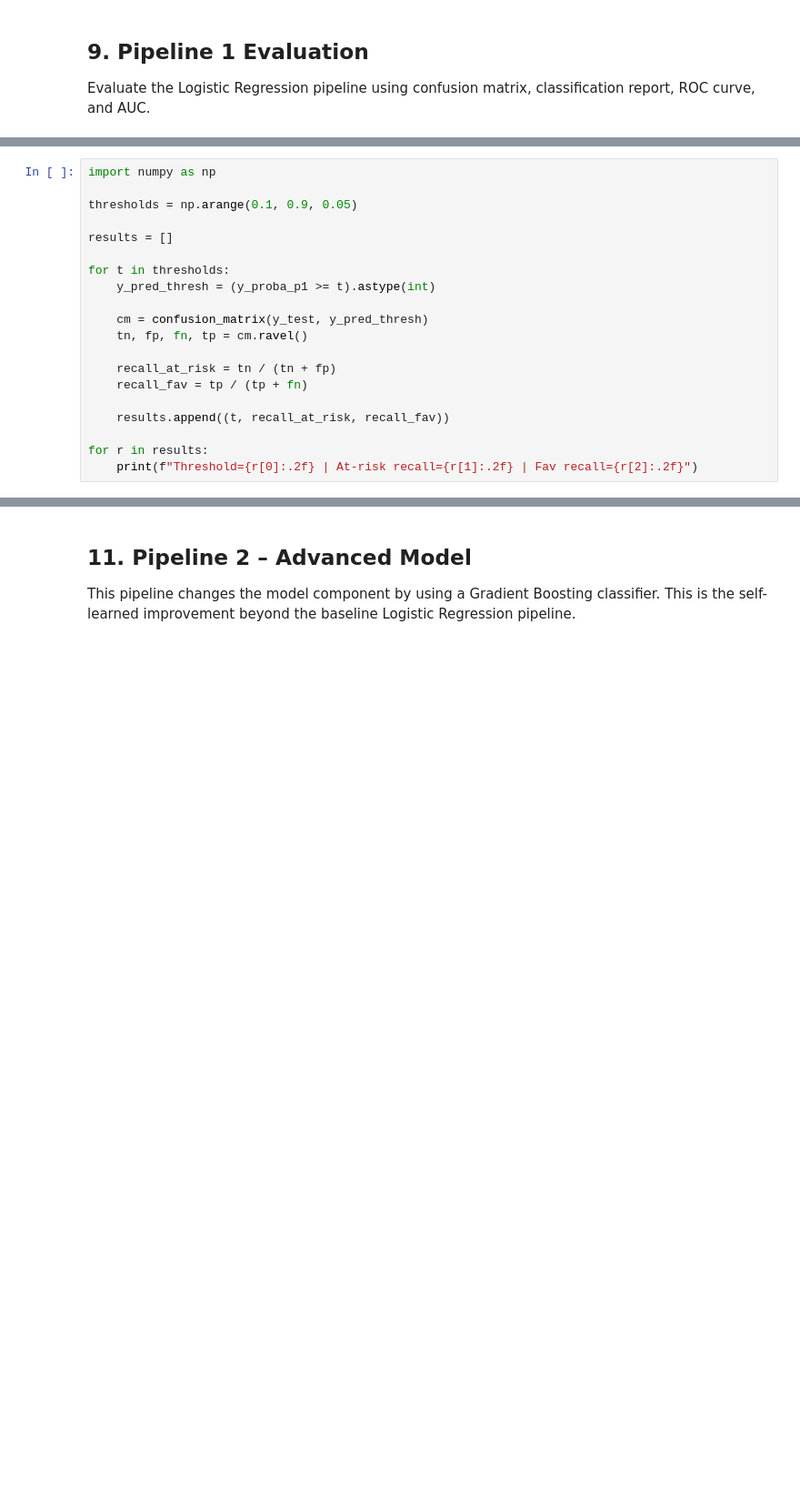
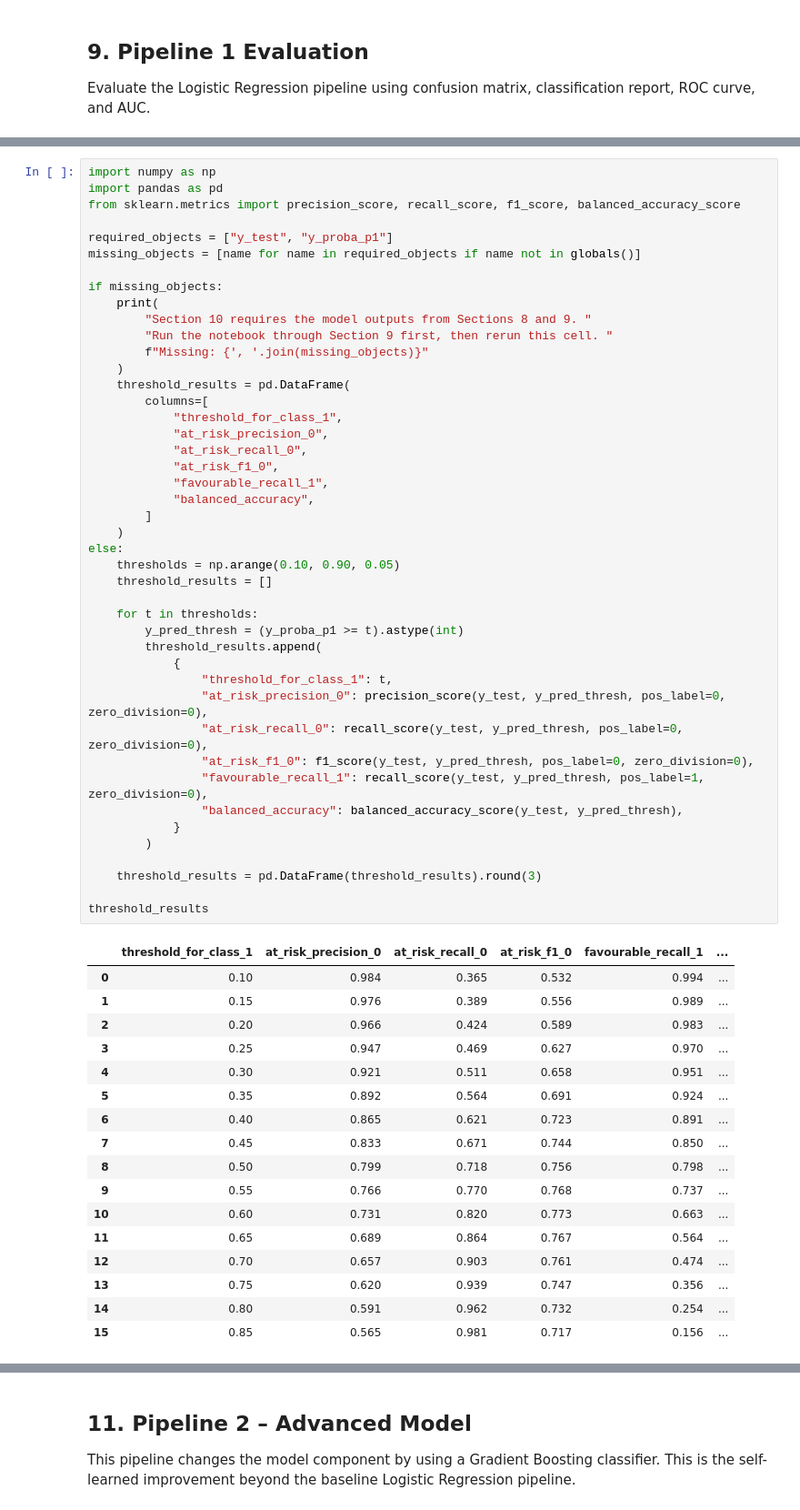
Before and after one commit to KhozaVu/Machine-Learning-Notebook, a Jupyter notebook: OULAD_Project.ipynb, the cells around one changed output, grey strips where cells are left out. Shown at 91% size. Saved outputs shown, nothing was run; the diff lists cells and outputs as text; blank space fills up the shorter version.

```diff
--- a/OULAD_Project.ipynb
+++ b/OULAD_Project.ipynb
@@ -471,20 +486,0 @@ Adjust the decision threshold to improve detection of at-risk students.
-# %%
-import numpy as np
-
-thresholds = np.arange(0.1, 0.9, 0.05)
-
-results = []
-
-for t in thresholds:
-    y_pred_thresh = (y_proba_p1 >= t).astype(int)
-
-    cm = confusion_matrix(y_test, y_pred_thresh)
-    tn, fp, fn, tp = cm.ravel()
-
-    recall_at_risk = tn / (tn + fp)
-    recall_fav = tp / (tp + fn)
-
-    results.append((t, recall_at_risk, recall_fav))
-
-for r in results:
-    print(f"Threshold={r[0]:.2f} | At-risk recall={r[1]:.2f} | Fav recall={r[2]:.2f}")
@@ -533,0 +497,62 @@ Confusion matrix:
+# %%
+import numpy as np
+import pandas as pd
+from sklearn.metrics import precision_score, recall_score, f1_score, balanced_accuracy_score
+
+required_objects = ["y_test", "y_proba_p1"]
+missing_objects = [name for name in required_objects if name not in globals()]
+
+if missing_objects:
+    print(
+        "Section 10 requires the model outputs from Sections 8 and 9. "
+        "Run the notebook through Section 9 first, then rerun this cell. "
+        f"Missing: {', '.join(missing_objects)}"
+    )
+    threshold_results = pd.DataFrame(
+        columns=[
+            "threshold_for_class_1",
+            "at_risk_precision_0",
+            "at_risk_recall_0",
+            "at_risk_f1_0",
+            "favourable_recall_1",
+            "balanced_accuracy",
+        ]
+    )
+else:
+    thresholds = np.arange(0.10, 0.90, 0.05)
+    threshold_results = []
+
+    for t in thresholds:
+        y_pred_thresh = (y_proba_p1 >= t).astype(int)
+        threshold_results.append(
+            {
+                "threshold_for_class_1": t,
+                "at_risk_precision_0": precision_score(y_test, y_pred_thresh, pos_label=0, zero_division=0),
+                "at_risk_recall_0": recall_score(y_test, y_pred_thresh, pos_label=0, zero_division=0),
+                "at_risk_f1_0": f1_score(y_test, y_pred_thresh, pos_label=0, zero_division=0),
+                "favourable_recall_1": recall_score(y_test, y_pred_thresh, pos_label=1, zero_division=0),
+                "balanced_accuracy": balanced_accuracy_score(y_test, y_pred_thresh),
+            }
+        )
+
+    threshold_results = pd.DataFrame(threshold_results).round(3)
+
+threshold_results
+# %% [output]
+|  | threshold_for_class_1 | at_risk_precision_0 | at_risk_recall_0 | at_risk_f1_0 | favourable_recall_1 | ... |
+| 0 | 0.10 | 0.984 | 0.365 | 0.532 | 0.994 | ... |
+| 1 | 0.15 | 0.976 | 0.389 | 0.556 | 0.989 | ... |
+| 2 | 0.20 | 0.966 | 0.424 | 0.589 | 0.983 | ... |
+| 3 | 0.25 | 0.947 | 0.469 | 0.627 | 0.970 | ... |
+| 4 | 0.30 | 0.921 | 0.511 | 0.658 | 0.951 | ... |
+| 5 | 0.35 | 0.892 | 0.564 | 0.691 | 0.924 | ... |
+| 6 | 0.40 | 0.865 | 0.621 | 0.723 | 0.891 | ... |
+| 7 | 0.45 | 0.833 | 0.671 | 0.744 | 0.850 | ... |
+| 8 | 0.50 | 0.799 | 0.718 | 0.756 | 0.798 | ... |
+| 9 | 0.55 | 0.766 | 0.770 | 0.768 | 0.737 | ... |
+| 10 | 0.60 | 0.731 | 0.820 | 0.773 | 0.663 | ... |
+| 11 | 0.65 | 0.689 | 0.864 | 0.767 | 0.564 | ... |
+| 12 | 0.70 | 0.657 | 0.903 | 0.761 | 0.474 | ... |
+| 13 | 0.75 | 0.620 | 0.939 | 0.747 | 0.356 | ... |
+| 14 | 0.80 | 0.591 | 0.962 | 0.732 | 0.254 | ... |
+| 15 | 0.85 | 0.565 | 0.981 | 0.717 | 0.156 | ... |
```
Also changed, not shown: parts of 48 cells of this notebook.
